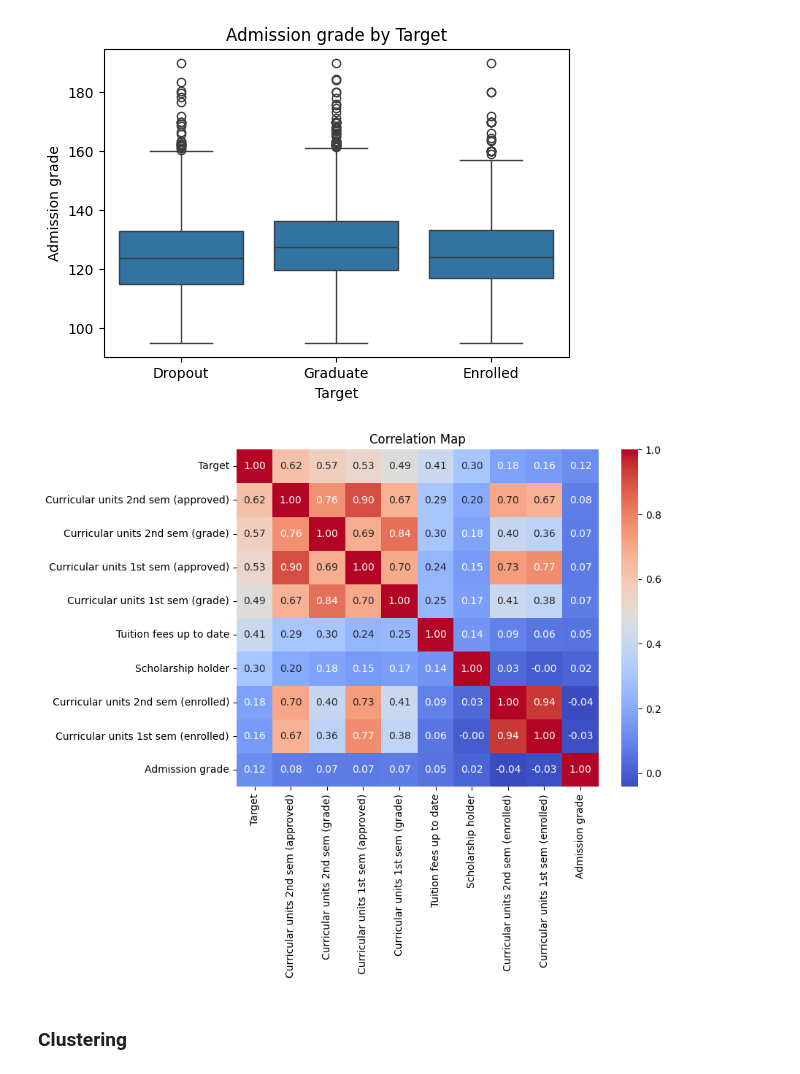
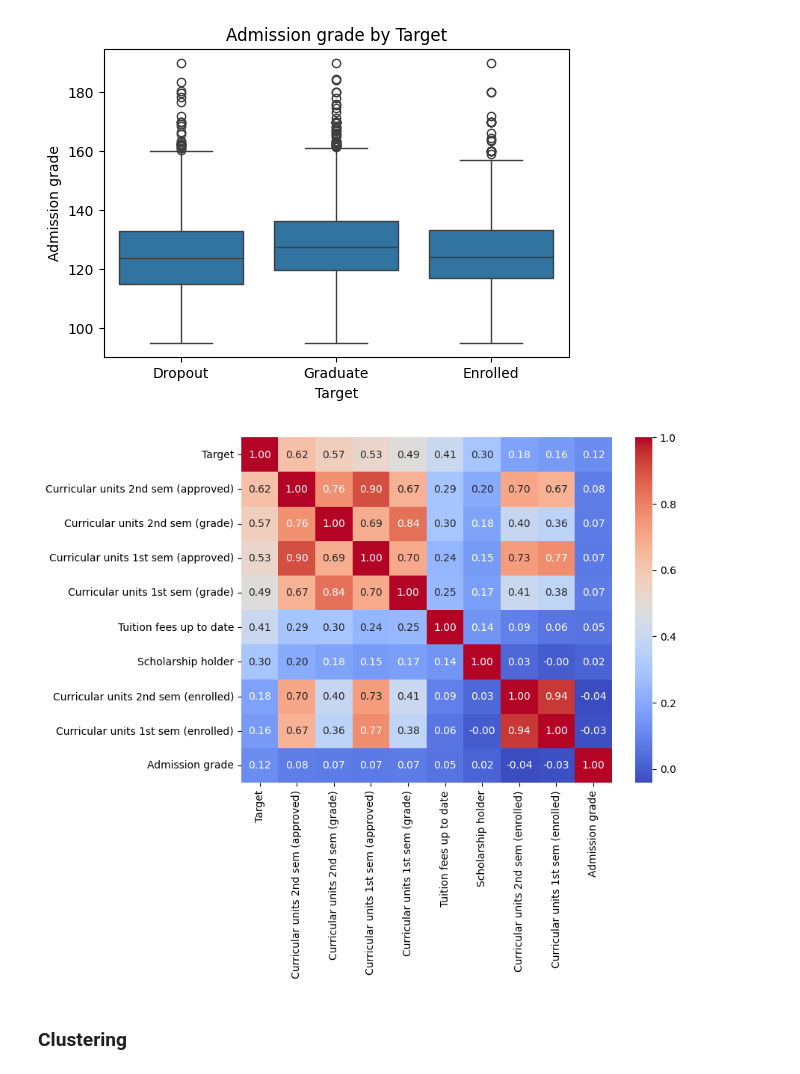
Before and after one commit to Trsh16/ALP-DATMIN, a Jupyter notebook: ALP DATMIN TRISHA.ipynb, the cells around one changed output. Saved outputs shown, nothing was run; the diff lists cells and outputs as text; code cells hidden in the pictures.

```diff
--- a/ALP DATMIN TRISHA.ipynb
+++ b/ALP DATMIN TRISHA.ipynb
@@ -195,13 +190,12 @@ plt.show()
 # %%
 top_corr_columns =  df_scaled.corr().nlargest(10, 'Target')['Target'].index
 top_corr_matrix = df_scaled[top_corr_columns].corr()
 
 plt.figure(figsize=(8, 6))
 sns.heatmap(top_corr_matrix, annot=True, cmap='coolwarm', fmt='.2f')
-plt.title('Correlation Map')
 plt.show()
 # %% [output]
-[figure, old version]
+[figure, new version]
 # %% [markdown]
 <h3>Clustering
 # %%
```
Also changed, not shown: parts of 28 cells of this notebook.
